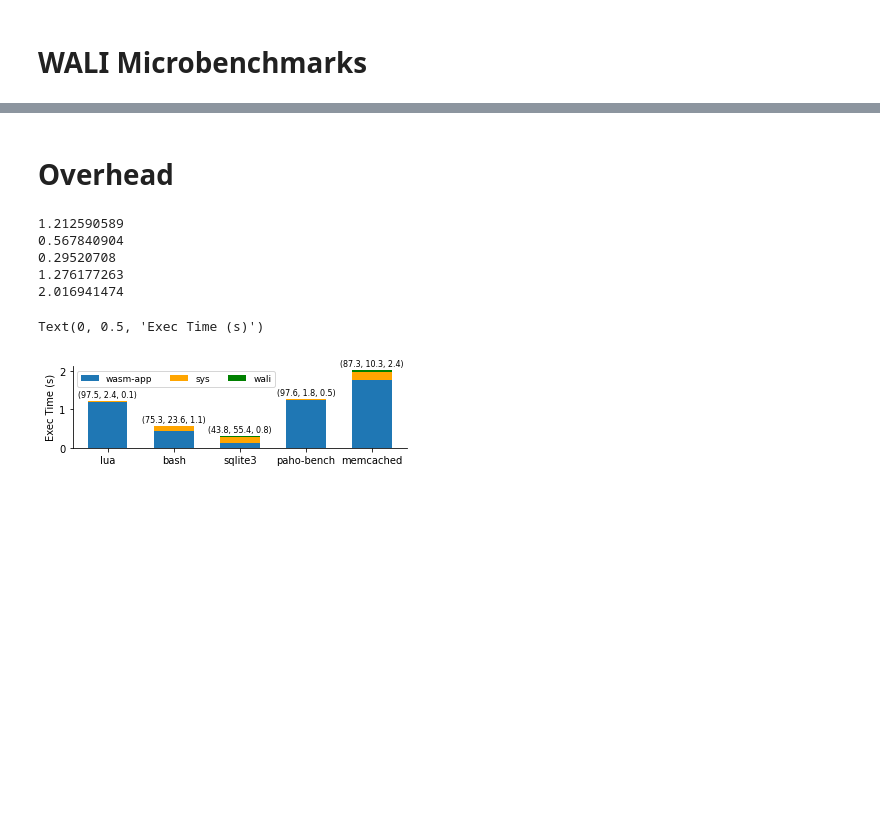
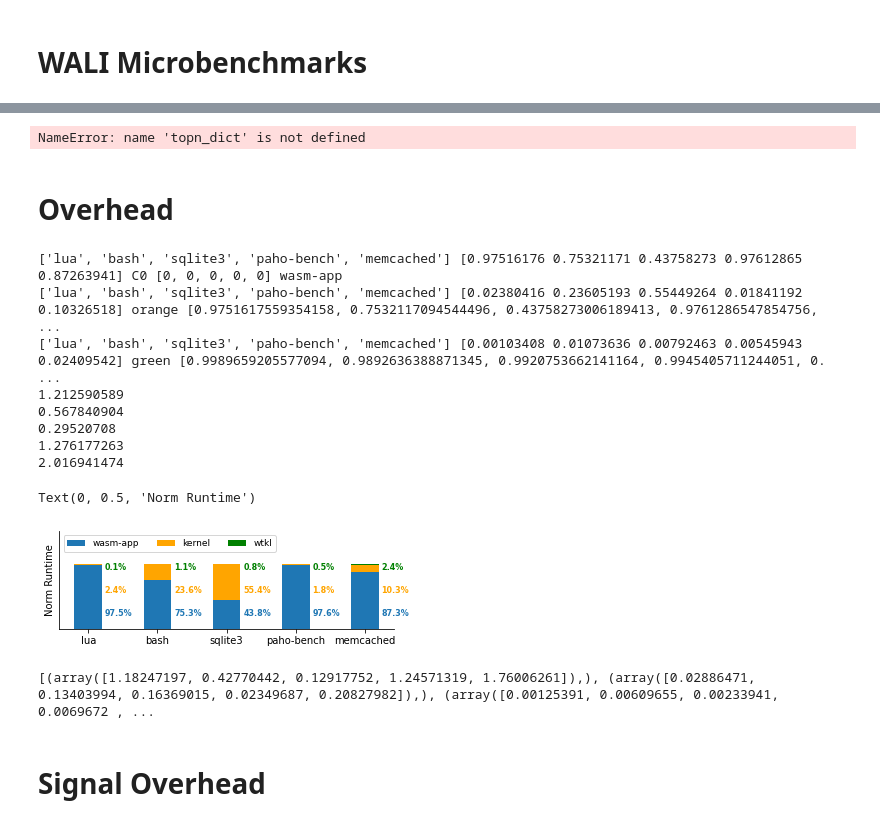
Before and after one commit to arjunr2/wali-eurosys25-data, a Jupyter notebook: process.ipynb, the cells around one changed output, grey strips where cells are left out. Saved outputs shown, nothing was run; the diff lists cells and outputs as text; code cells hidden in the pictures; blank space fills up the shorter version.

Commit message:
Fixed macrobenchmark figure generation

```diff
--- a/process.ipynb
+++ b/process.ipynb
@@ -53,0 +113,4 @@ fig.savefig("figures/syscall_archs", dpi=600, bbox_inches='tight')
+# %%
+#print(total_sp)
+sorted_total_sp = {k: v for k, v in sorted(total_sp.items(), key=lambda item: item[1])[::-1]}
+print(sorted_total_sp)
@@ -92,13 +207,13 @@ for sc in syscall_names:
     sc_fts = [v[sc] for v in ndict_all.values()]
     ov = 0
     ct = 0
-    if sc == 'fork':
-        print(sc_fts)
     for ft in sc_fts:
         ov += int(ft['overhead']) * int(ft['count'])
         ct += int(ft['count'])
     ndict_comp[sc] = int(ov / ct) if ct else 0
 
+#for k, v in ndict_all['lua'].items():
+#    print(f"{k} => {v['count']}")
 #for nd in ndict_all.values():
 #    for k, v in nd.items():
 #        if k in ndict_comp:
@@ -109,11 +242,3 @@ for sc in syscall_names:
-# %%
-#for k, v in final_dict.items():
-print ("{:<20} {:<10} {:<15} {:<15} {:<10}".format('Syscall', 'Count', 'Native (ns)', 'Virtual (ns)', 'Overhead (ns)'))
-#for k, v in sorted(ndict.items(), key=lambda x: x[1]["overhead"], reverse=True):
-x = 35
-topx_dict = {k: ndict_all["memcached2"][k] for k in xscale[:x]}
-for k, v in topx_dict.items():
-    print ("{:<20} {:<10} {:<15} {:<15} {:<10}".format(k, v["count"], v["native"], v["virtual"], v["virtual"] - v["native"]))
 # %%
 #for k, v in final_dict.items():
 print ("{:<20} {:<10}".format('Syscall', 'Overhead (ns)'))
@@ -132,7 +275,9 @@ for k, v in topx_dict.items():
 # %%
-for sc, ov in topx_dict.items():
+for sc, ov in topn_dict.items():
     print(f"    {sc} & {ov} & ---\\\\")
     print("    \hline")
+# %% [output]
+NameError: name 'topn_dict' is not defined
 # %% [markdown]
 # Overhead
 # %%
@@ -180,7 +325,7 @@ overheads = {
 
 }
 # %%
-fig, ax = plt.subplots(1, figsize=(6, 1.5))
+fig, ax = plt.subplots(1, figsize=(6, 1.8))
 
 keys = list(overheads.keys())
 
@@ -189,46 +334,60 @@ native_arr = []
 wali_arr = []
 exec_arr = []
 
 for k, v in overheads.items():
     exec_arr.append(v["exec"])
     app_arr.append(v["exec"] - v["native"] - v["wali"])
     native_arr.append(v["native"])
     wali_arr.append(v["wali"])
 
 exec_arr = np.array(exec_arr) / 1e9
 app_arr = np.array(app_arr) / 1e9
 native_arr = np.array(native_arr) / 1e9
 wali_arr = np.array(wali_arr) / 1e9
 
-colors = ["C0", "orange", "green"]
-labels = ["wasm-app", "sys", "wali"]
-bottoms = [0, 0, 0, 0, 0]
-b = []
-for bars, col, label in zip([app_arr, native_arr, wali_arr], colors, labels):
-    #print(keys, bars, col, bottoms, label)
-    b = ax.bar(keys, bars, bottom=bottoms, color=col, width=0.6, label=label)
-    bottoms = [bottoms[i] + bars[i] for i in range(len(app_arr))]
-
 tp = np.array(list(zip(app_arr, native_arr, wali_arr))) / np.expand_dims(exec_arr, axis=1)
 tp *= 100
 
-font1 = {'size':8}
+colors = ["C0", "orange", "green"]
+labels = ["wasm-app", "kernel", "wtkl"]
+bottoms = [0, 0, 0, 0, 0]
+b = []
+k = 0
+
+fonts = [{'size':8, 'color':i, 'fontweight':'semibold'} for i in colors]
+for bars, col, label in zip([app_arr/exec_arr, native_arr/exec_arr, wali_arr/exec_arr], colors, labels):
+    print(keys, bars, col, bottoms, label)
+    b = ax.bar(keys, bars, bottom=bottoms, color=col, width=0.4, label=label)
+    for i in range(len(app_arr)):
+        ax.text(i+0.24, 0.2 + k*0.35, f"{round(tp[i][k],1)}%", \
+            ha='left', fontdict=fonts[k])
+    bottoms = [bottoms[i] + bars[i] for i in range(len(app_arr))]
+
+    k += 1
+
 for i in range(len(app_arr)):
     print(exec_arr[i])
-    ax.text(i, bottoms[i] + 0.1, f"{round(tp[i][0],1), round(tp[i][1],1), round(tp[i][2],1)}", \
-            ha='center', fontdict=font1)
+    #ax.text(i, bottoms[i] + 0.1, f"{round(tp[i][0],1), round(tp[i][1],1), round(tp[i][2],1)}", \
+    #        ha='center', fontdict=font1)
+    #ax.text(i+0.3, bottoms[i] + 0.1, f"{round(tp[i][0],1), round(tp[i][1],1), round(tp[i][2],1)}", \
+    #        ha='left', fontdict=font1)
 
+ax.set_ylim(top=1.5)
+ax.yaxis.set_ticks([], labels=[])
 ax.spines['top'].set_visible(False)
 ax.spines['right'].set_visible(False)
 #ax.xaxis.grid(linestyle='dashed')
 ax.legend(loc="upper left", ncols=3, fontsize=9)
-ax.set_ylabel("Exec Time (s)")
+ax.set_ylabel("Norm Runtime")
 # %% [output]
+['lua', 'bash', 'sqlite3', 'paho-bench', 'memcached'] [0.97516176 0.75321171 0.43758273 0.97612865 0.87263941] C0 [0, 0, 0, 0, 0] wasm-app
+['lua', 'bash', 'sqlite3', 'paho-bench', 'memcached'] [0.02380416 0.23605193 0.55449264 0.01841192 0.10326518] orange [0.9751617559354158, 0.7532117094544496, 0.43758273006189413, 0.9761286547854756,  ...
+['lua', 'bash', 'sqlite3', 'paho-bench', 'memcached'] [0.00103408 0.01073636 0.00792463 0.00545943 0.02409542] green [0.9989659205577094, 0.9892636388871345, 0.9920753662141164, 0.9945405711244051, 0. ...
 1.212590589
 0.567840904
 0.29520708
 1.276177263
 2.016941474
-Text(0, 0.5, 'Exec Time (s)')
+Text(0, 0.5, 'Norm Runtime')
-[figure, old version]
+[figure, new version]
 # %%
@@ -235,0 +395,6 @@ fig.savefig("figures/macrobench_time", dpi=600, bbox_inches='tight')
+# %%
+print(list(zip([app_arr, native_arr, wali_arr])))
+# %% [output]
+[(array([1.18247197, 0.42770442, 0.12917752, 1.24571319, 1.76006261]),), (array([0.02886471, 0.13403994, 0.16369015, 0.02349687, 0.20827982]),), (array([0.00125391, 0.00609655, 0.00233941, 0.0069672 , ...
+# %% [markdown]
+# Signal Overhead
```
Also changed, not shown: parts of 14 cells of this notebook.
